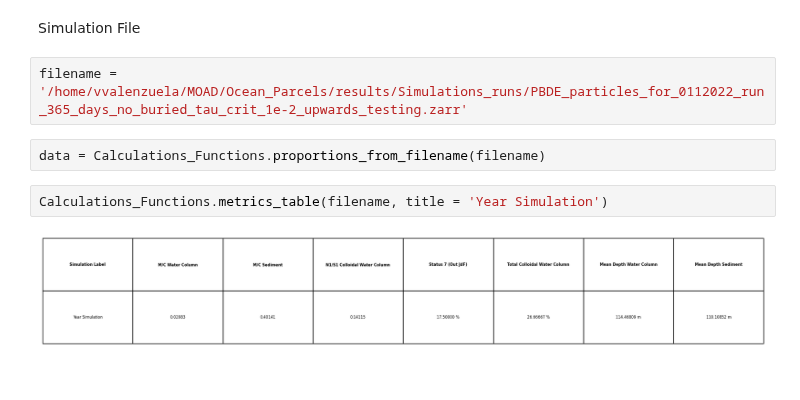
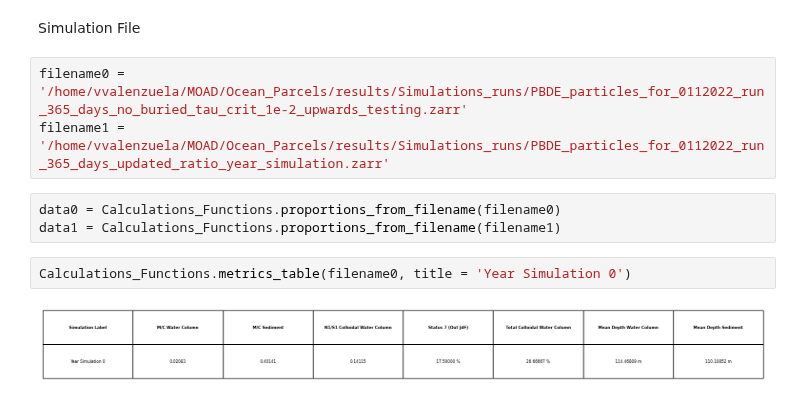
Before and after one commit to SalishSeaCast/analysis-vicente, a Jupyter notebook: Ocean_Parcels/PBDE_simulations/Metrics_Calculations.ipynb, the cells around one changed output. Drawn from its saved outputs; the diff is of its cells as text.

Commit message:
updates for metrics

```diff
--- a/Ocean_Parcels/PBDE_simulations/Metrics_Calculations.ipynb
+++ b/Ocean_Parcels/PBDE_simulations/Metrics_Calculations.ipynb
@@ -12,10 +12,12 @@ import Calculations_Functions
 # %% [markdown]
 Simulation File
 # %%
-filename = '/home/vvalenzuela/MOAD/Ocean_Parcels/results/Simulations_runs/PBDE_particles_for_0112022_run_365_days_no_buried_tau_crit_1e-2_upwards_testing.zarr'
+filename0 = '/home/vvalenzuela/MOAD/Ocean_Parcels/results/Simulations_runs/PBDE_particles_for_0112022_run_365_days_no_buried_tau_crit_1e-2_upwards_testing.zarr'
+filename1 = '/home/vvalenzuela/MOAD/Ocean_Parcels/results/Simulations_runs/PBDE_particles_for_0112022_run_365_days_updated_ratio_year_simulation.zarr'
 # %%
-data = Calculations_Functions.proportions_from_filename(filename)
+data0 = Calculations_Functions.proportions_from_filename(filename0)
+data1 = Calculations_Functions.proportions_from_filename(filename1)
 # %%
-Calculations_Functions.metrics_table(filename, title = 'Year Simulation')
+Calculations_Functions.metrics_table(filename0, title = 'Year Simulation 0')
 # %% [output]
-[figure, old version]
+[figure, new version]
```
Also changed, not shown: parts of 14 cells of this notebook, 1 other file.
